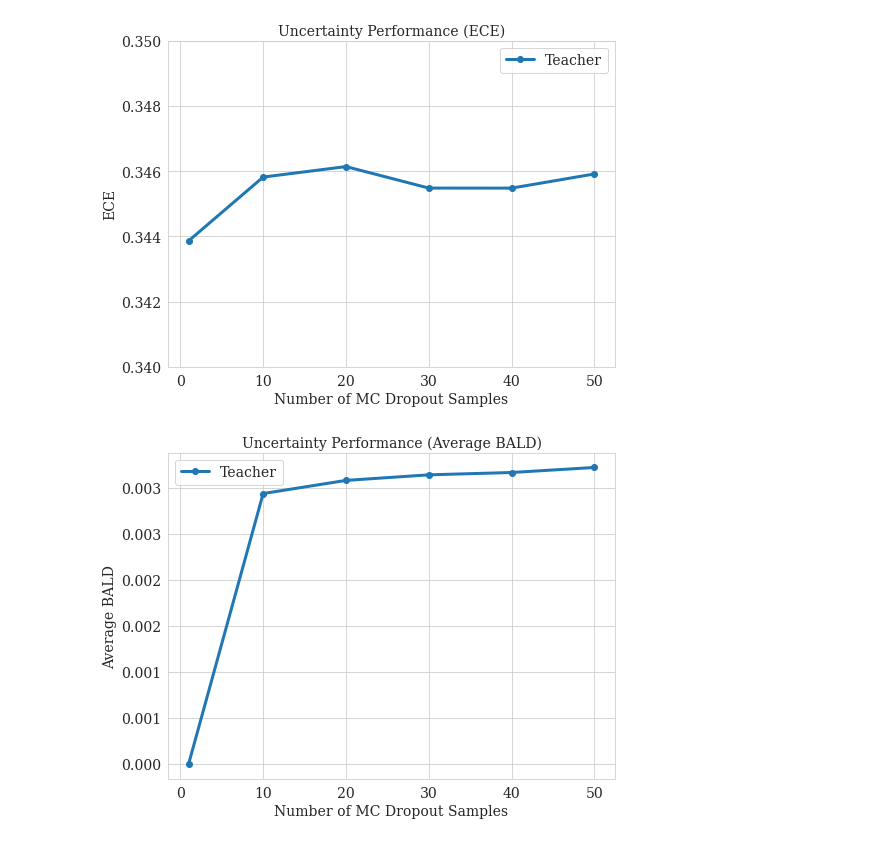
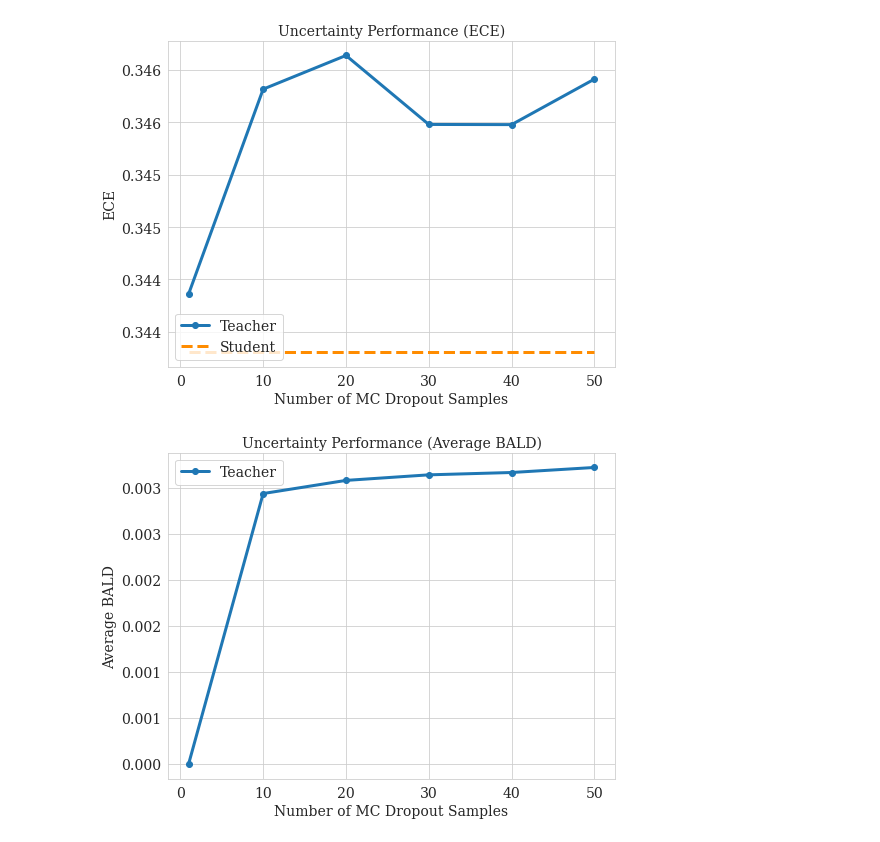
Before and after one commit to jsonnenburg/real-time-uncertainty-text-classification, a Jupyter notebook: analysis/teacher_student_MCD_performance.ipynb, the cells around one changed output. Cells and saved outputs as stored; diff of their text form; code cells hidden in the pictures.

```diff
--- a/analysis/teacher_student_MCD_performance.ipynb
+++ b/analysis/teacher_student_MCD_performance.ipynb
@@ -14,5 +14,6 @@ for k in teacher_mcd_results.keys():
         teacher_mcd_results[k] = json.load(f)
 
 # student predictions
-with open('../out/bert_student/m5_k10/shen_1_lr0.0002_e10/results/results.json', 'r') as f:
+# shen=2, lr=0.00002, e=4;
+with open('../out/bert_student/m5_k10/shen_2_lr0.00002_e4/results/results.json', 'r') as f:
     student_mcd_results = json.load(f)
@@ -54,25 +77,25 @@ plt.legend();
 # %%
 # plot teacher ece score vs k
 plt.figure(figsize=(8, 6))
 plt.gca().yaxis.set_major_formatter(StrMethodFormatter('{x:,.3f}'))
 
 # add grid
 plt.grid(True)
 teacher_f1 = [teacher_mcd_results[k]['ece_score'] for k in teacher_mcd_results.keys()]
 teacher_k = [int(k) for k in teacher_mcd_results.keys()]
 plt.plot(teacher_k, teacher_f1, 'o-', lw=3, label='Teacher')
 plt.xlabel('Number of MC Dropout Samples')
 plt.ylabel('ECE')
 plt.title('Uncertainty Performance (ECE)')
-plt.ylim(0.34, 0.35)
+# plt.ylim(0.34, 0.35)
 # add student ece score
 student_ece = student_mcd_results['ece_score']
 xmin = min(teacher_k)
 xmax = max(teacher_k)
-#plt.hlines(student_ece, xmin, xmax, colors='darkorange', linestyles='--', lw=3, label='Student')
+plt.hlines(student_ece, xmin, xmax, colors='darkorange', linestyles='--', lw=3, label='Student')
 plt.legend();
 # %% [output]
-[figure, old version]
+[figure, new version]
 # %%
 # plot teacher avg bald score vs k
 plt.figure(figsize=(8, 6))
```
Also changed, not shown: parts of 3 cells of this notebook, 4 other files.
